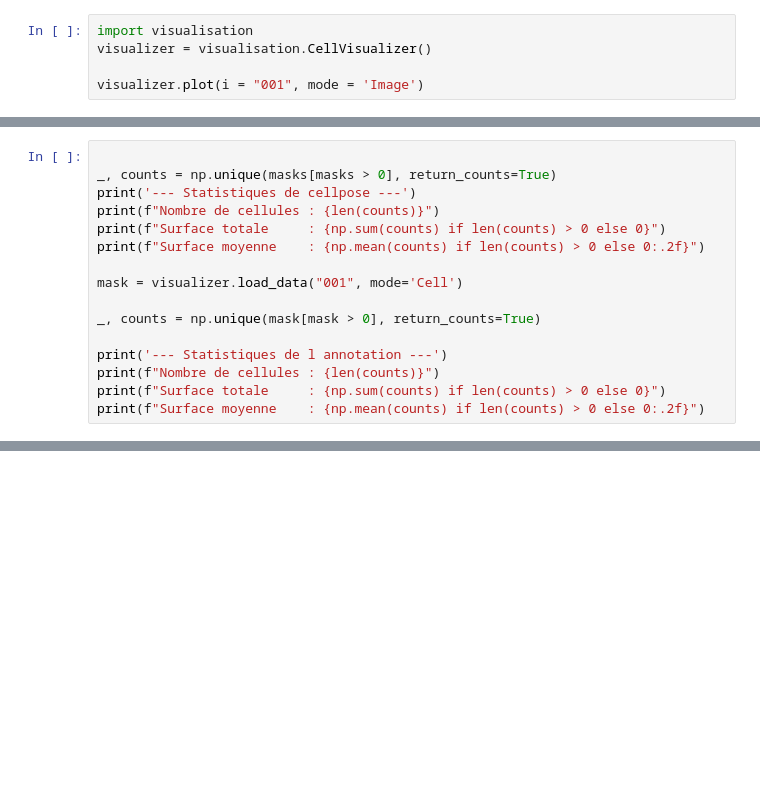
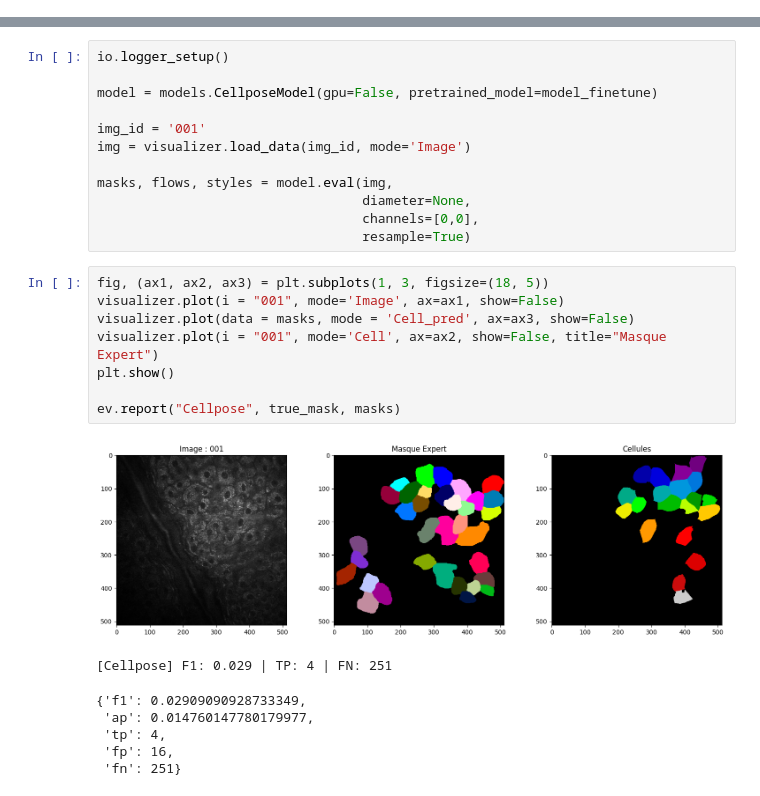
Before and after one commit to GautierGabriel/DIMA, a Jupyter notebook: scripts/cellpose_untrained.ipynb, the cells around one changed output, grey strips where cells are left out. Saved outputs shown, nothing was run; the diff lists cells and outputs as text; blank space fills up the shorter version.

```diff
--- a/scripts/cellpose_untrained.ipynb
+++ b/scripts/cellpose_untrained.ipynb
@@ -72,5 +95,0 @@ plt.show()
-# %%
-import visualisation
-visualizer = visualisation.CellVisualizer()
-
-visualizer.plot(i = "001", mode = 'Image')
@@ -79,16 +95,0 @@ visualizer.plot(i = "001", mode = 'Image')
-# %%
-
-_, counts = np.unique(masks[masks > 0], return_counts=True)
-print('--- Statistiques de cellpose ---')
-print(f"Nombre de cellules : {len(counts)}")
-print(f"Surface totale     : {np.sum(counts) if len(counts) > 0 else 0}")
-print(f"Surface moyenne    : {np.mean(counts) if len(counts) > 0 else 0:.2f}")
-
-mask = visualizer.load_data("001", mode='Cell')
-
-_, counts = np.unique(mask[mask > 0], return_counts=True)
-
-print('--- Statistiques de l annotation ---')
-print(f"Nombre de cellules : {len(counts)}")
-print(f"Surface totale     : {np.sum(counts) if len(counts) > 0 else 0}")
-print(f"Surface moyenne    : {np.mean(counts) if len(counts) > 0 else 0:.2f}")
@@ -103,0 +138,28 @@ Surface moyenne    : 3264.04
+# %%
+io.logger_setup()
+
+model = models.CellposeModel(gpu=False, pretrained_model=model_finetune)
+
+img_id = '001'
+img = visualizer.load_data(img_id, mode='Image')
+
+masks, flows, styles = model.eval(img,
+                                  diameter=None,
+                                  channels=[0,0],
+                                  resample=True)
+# %%
+fig, (ax1, ax2, ax3) = plt.subplots(1, 3, figsize=(18, 5))
+visualizer.plot(i = "001", mode='Image', ax=ax1, show=False)
+visualizer.plot(data = masks, mode = 'Cell_pred', ax=ax3, show=False)
+visualizer.plot(i = "001", mode='Cell', ax=ax2, show=False, title="Masque Expert")
+plt.show()
+
+ev.report("Cellpose", true_mask, masks)
+# %% [output]
+[figure, added]
+[Cellpose] F1: 0.029 | TP: 4 | FN: 251
+{'f1': 0.02909090928733349,
+ 'ap': 0.014760147780179977,
+ 'tp': 4,
+ 'fp': 16,
+ 'fn': 251}
```
Also changed, not shown: parts of 12 cells of this notebook, 4 other files.
